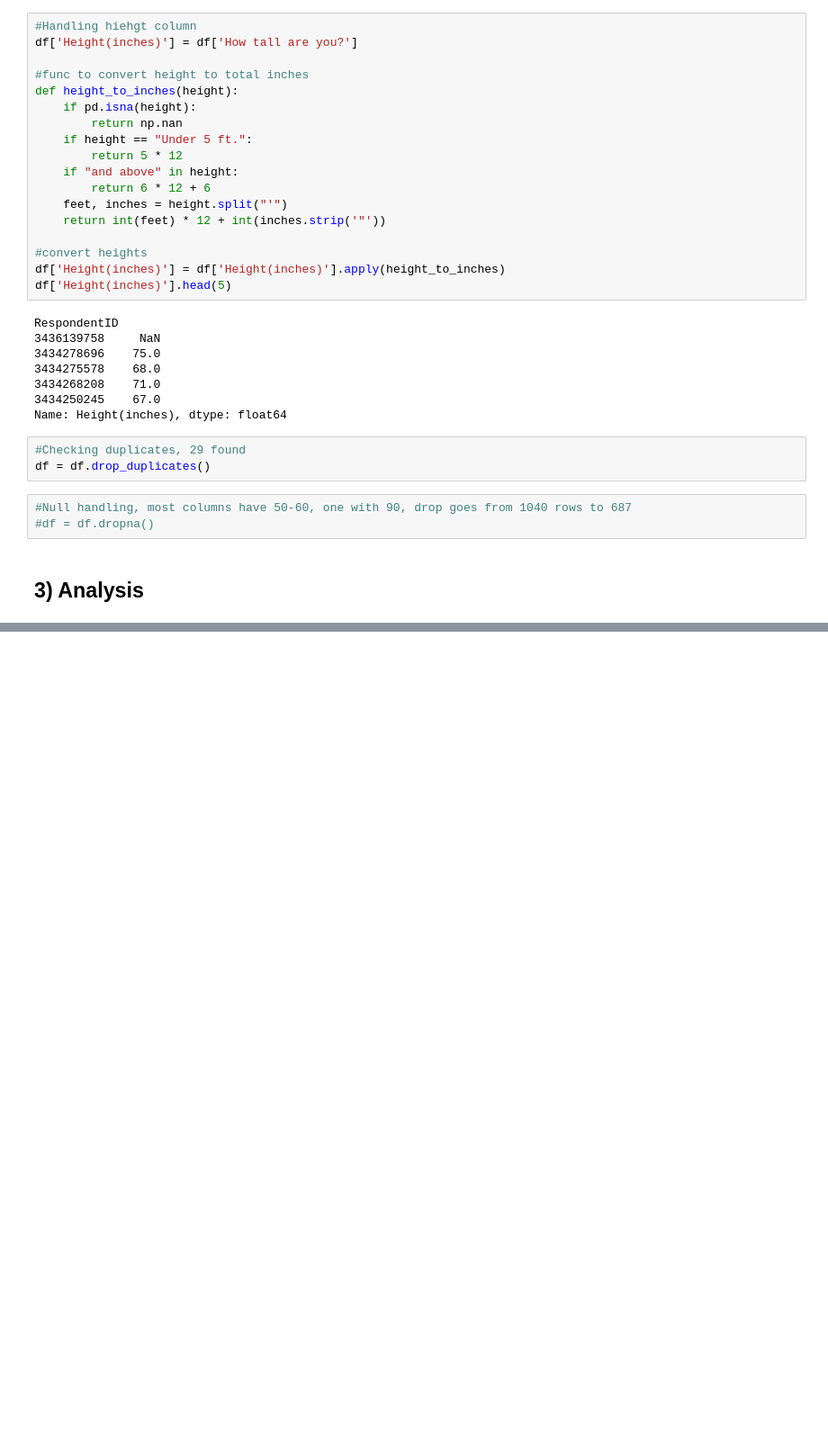
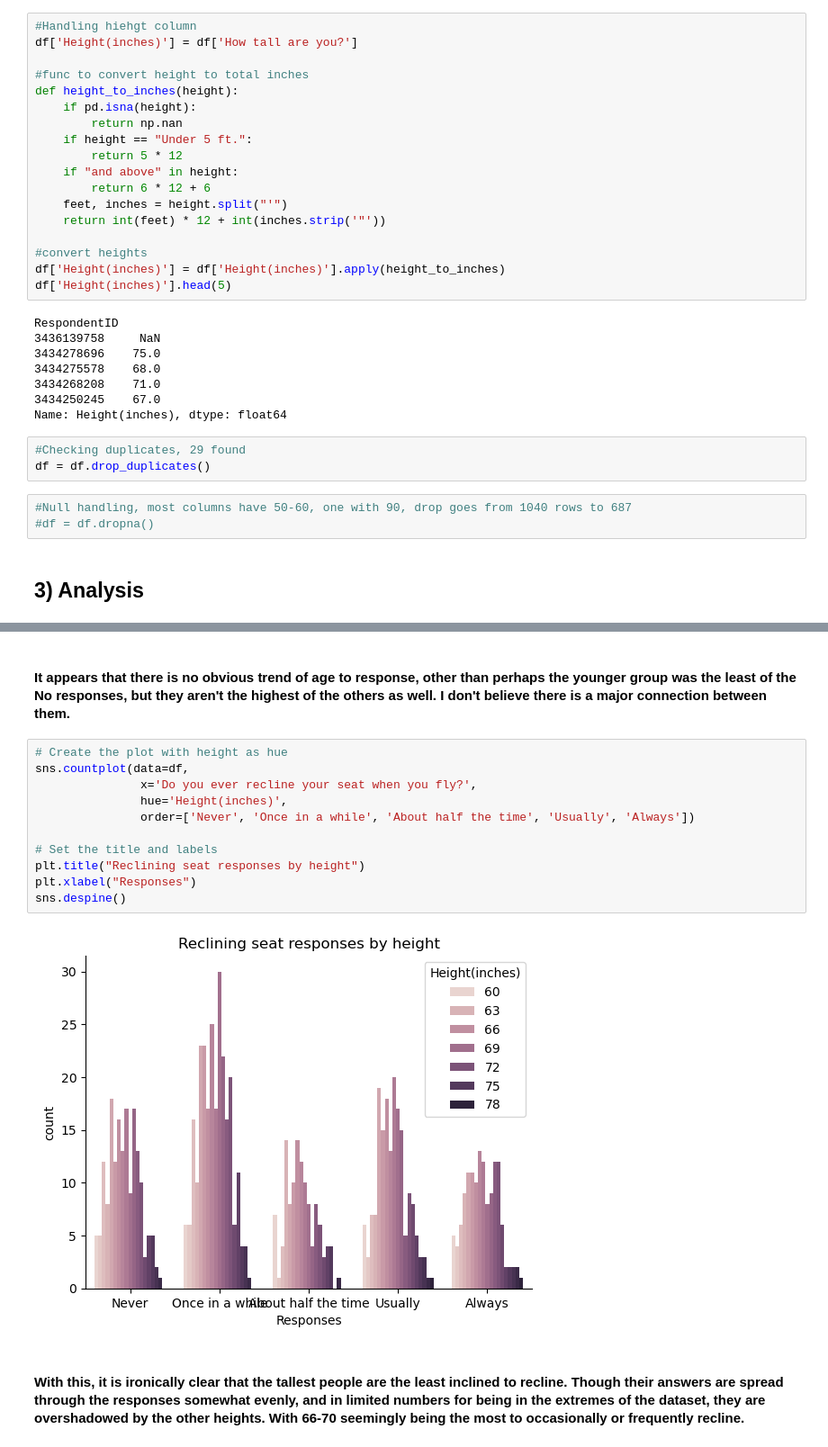
Before and after one commit to ConnorCritchley/AHDataPython, a Jupyter notebook: Data Labs/Lab 8 flights.ipynb, the cells around one changed output, grey strips where cells are left out. Shown: that part at 90% size. Cells and saved outputs as stored; diff of their text form; blank space fills up the shorter version.

```diff
--- a/Data Labs/Lab 8 flights.ipynb
+++ b/Data Labs/Lab 8 flights.ipynb
@@ -67,0 +108,17 @@ array([nan, '30-44', '18-29', '45-60', '> 60'], dtype=object)
+# %% [markdown]
+#### It appears that there is no obvious trend of age to response, other than perhaps the younger group was the least of the No responses, but they aren't the highest of the others as well. I don't believe there is a major connection between them.
+# %%
+# Create the plot with height as hue
+sns.countplot(data=df,
+               x='Do you ever recline your seat when you fly?',
+               hue='Height(inches)',
+               order=['Never', 'Once in a while', 'About half the time', 'Usually', 'Always'])
+
+# Set the title and labels
+plt.title("Reclining seat responses by height")
+plt.xlabel("Responses")
+sns.despine()
+# %% [output]
+[figure, added]
+# %% [markdown]
+#### With this, it is ironically clear that the tallest people are the least inclined to recline. Though their answers are spread through the responses somewhat evenly, and in limited numbers for being in the extremes of the dataset, they are overshadowed by the other heights. With 66-70 seemingly being the most to occasionally or frequently recline.
```
Also changed, not shown: parts of 6 cells of this notebook.
